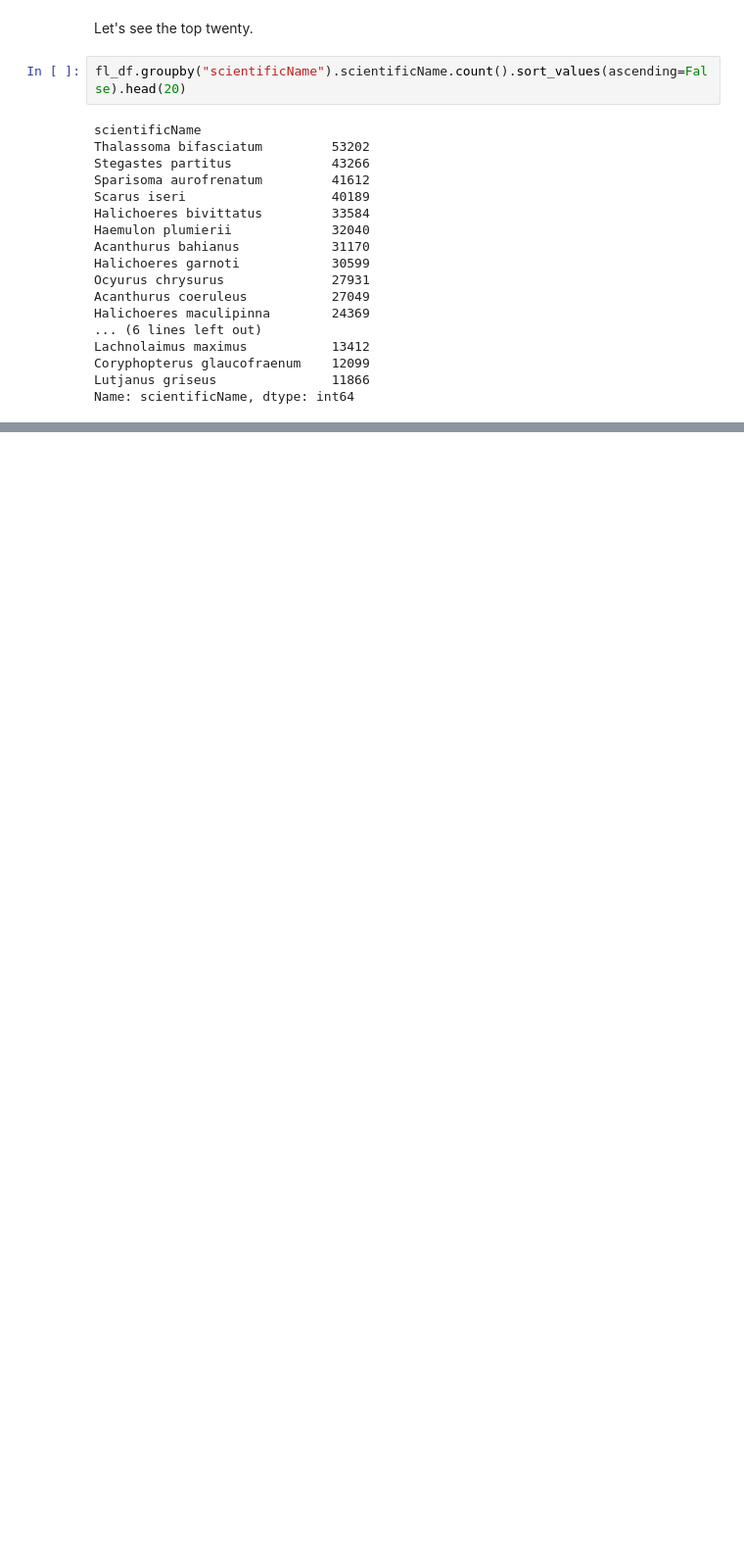
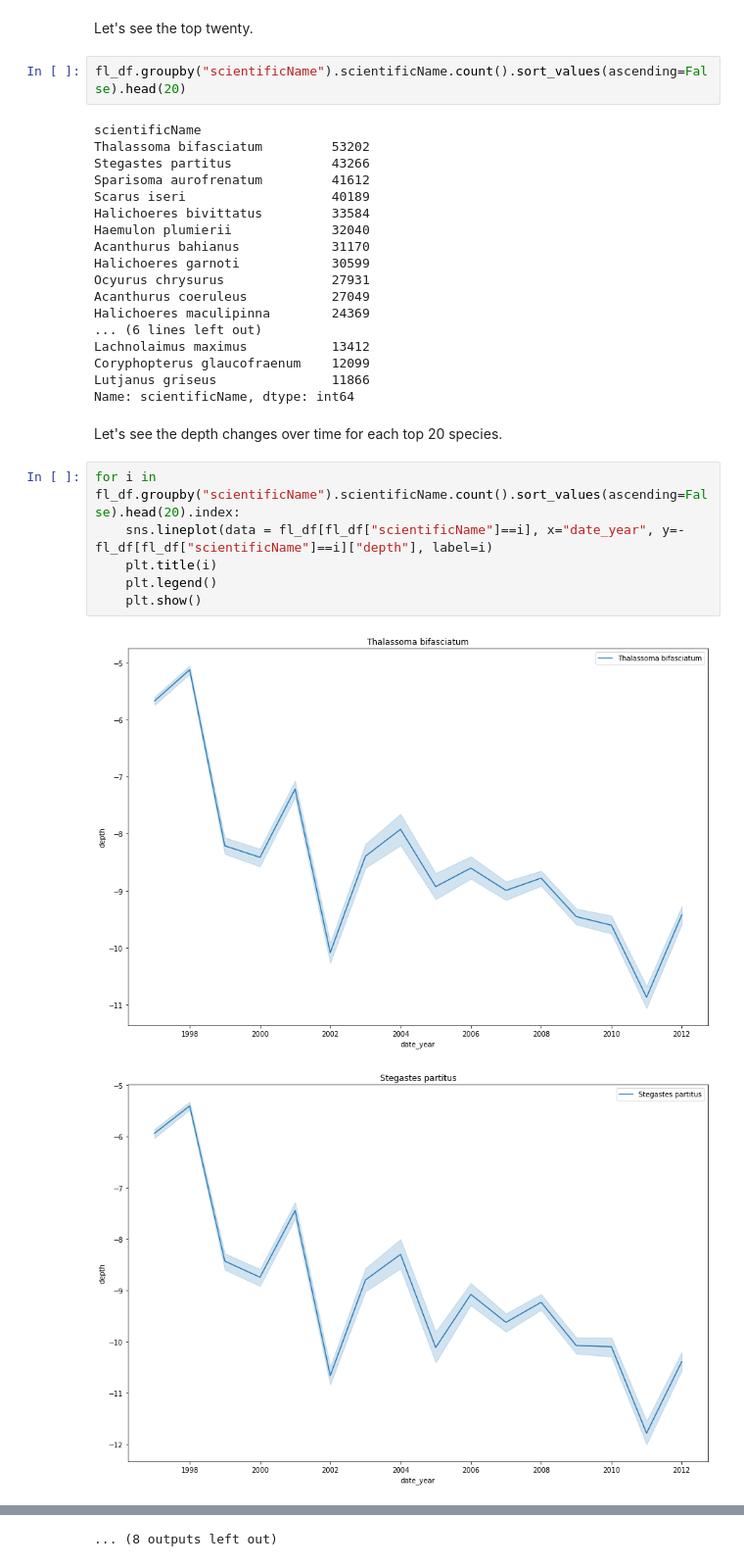
Before and after one commit to ayushanand18/obis-research, a Jupyter notebook: notebooks/roi-investigation.ipynb, the cells around one changed output, grey strips where cells are left out. Shown at 98% size. Drawn from its saved outputs; the diff is of its cells as text; blank space fills up the shorter version.

Commit message:
depth time series analysis

```diff
--- a/notebooks/roi-investigation.ipynb
+++ b/notebooks/roi-investigation.ipynb
@@ -165,3 +165,14 @@ Lachnolaimus maximus           13412
 Coryphopterus glaucofraenum    12099
 Lutjanus griseus               11866
 Name: scientificName, dtype: int64
+# %% [markdown]
+Let's see the depth changes over time for each top 20 species.
+# %%
+for i in fl_df.groupby("scientificName").scientificName.count().sort_values(ascending=False).head(20).index:
+    sns.lineplot(data = fl_df[fl_df["scientificName"]==i], x="date_year", y=-fl_df[fl_df["scientificName"]==i]["depth"], label=i)
+    plt.title(i)
+    plt.legend()
+    plt.show()
+# %% [output]
+[figure, added]
+[figure, added]
@@ -167,0 +189 @@ Name: scientificName, dtype: int64
+... (8 outputs left out)
```
Also changed, not shown: parts of 2 cells of this notebook.
